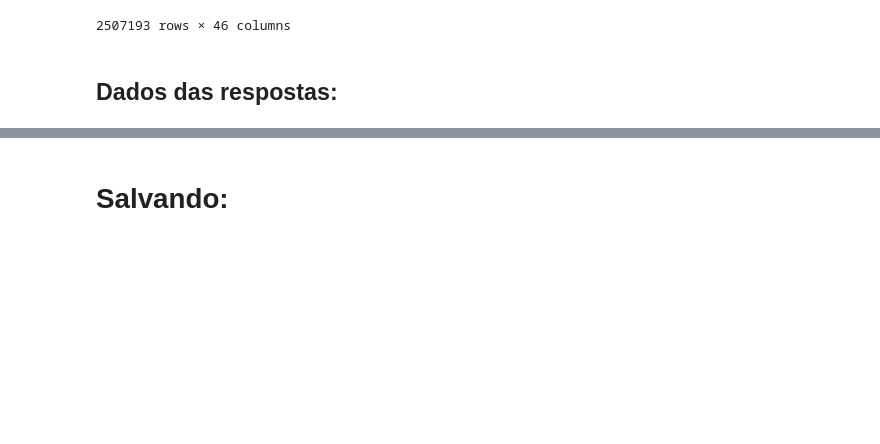
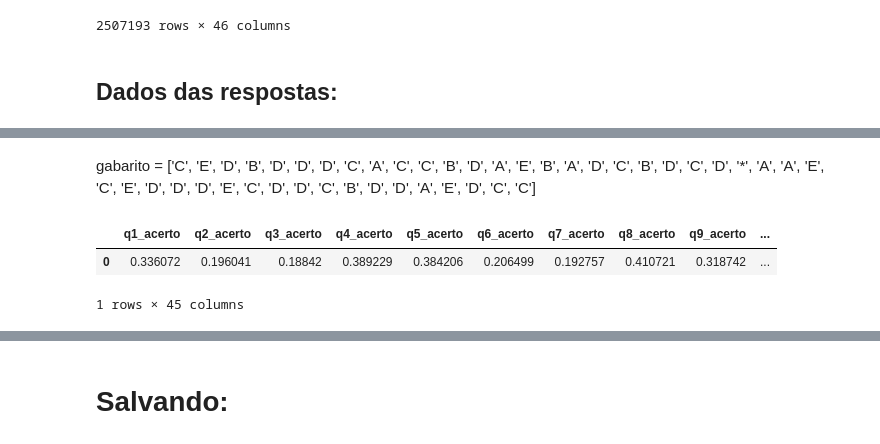
Before and after one commit to Gus-1003/Projeto_Pesquisa_Enem, a Jupyter notebook: Conclusão/Sistema_Enem_2020.ipynb, the cells around one changed output, grey strips where cells are left out. Drawn from its saved outputs; the diff is of its cells as text; code cells hidden in the pictures; blank space fills up the shorter version.

```diff
--- a/Conclusão/Sistema_Enem_2020.ipynb
+++ b/Conclusão/Sistema_Enem_2020.ipynb
@@ -528,0 +533,21 @@ resultado
+# %% [markdown]
+gabarito = ['C', 'E', 'D', 'B', 'D', 'D', 'D', 'C', 'A', 'C', 'C', 'B', 'D', 'A', 'E', 'B', 'A', 'D', 'C', 'B', 'D', 'C', 'D', '*', 'A', 'A', 'E', 'C', 'E', 'D', 'D', 'D', 'E', 'C', 'D', 'D', 'C', 'B', 'D', 'D', 'A', 'E', 'D', 'C', 'C']
+# %%
+# Gabarito
+gabarito = ['C', 'E', 'D', 'B', 'D', 'D', 'D', 'C', 'A', 'C', 'C', 'B', 'D', 'A', 'E', 'B', 'A', 'D', 'C', 'B', 'D', 'C', 'D', '*', 'A', 'A', 'E', 'C', 'E', 'D', 'D', 'D', 'E', 'C', 'D', 'D', 'C', 'B', 'D', 'D', 'A', 'E', 'D', 'C', 'C']
+
+# Criando um novo DataFrame com as porcentagens de acerto da questão baseado no gabarito
+porcentagens_acerto = pd.DataFrame()
+
+for questao, resposta in enumerate(gabarito, start=1):
+    if resposta in resultado.index:
+        porcentagens_acerto[f'q{questao}_acerto'] = [resultado.loc[resposta, f'q{questao}_porcentagens']]
+    else:
+        porcentagens_acerto[f'q{questao}_acerto'] = [0.0]  # Alternativa não encontrada, atribui 0.0
+
+# Exibindo o resultado
+porcentagens_acerto
+# %% [output]
+|  | q1_acerto | q2_acerto | q3_acerto | q4_acerto | q5_acerto | q6_acerto | q7_acerto | q8_acerto | q9_acerto | ... |
+| 0 | 0.336072 | 0.196041 | 0.18842 | 0.389229 | 0.384206 | 0.206499 | 0.192757 | 0.410721 | 0.318742 | ... |
+1 rows × 45 columns
```
Also changed, not shown: parts of 6 cells of this notebook.
